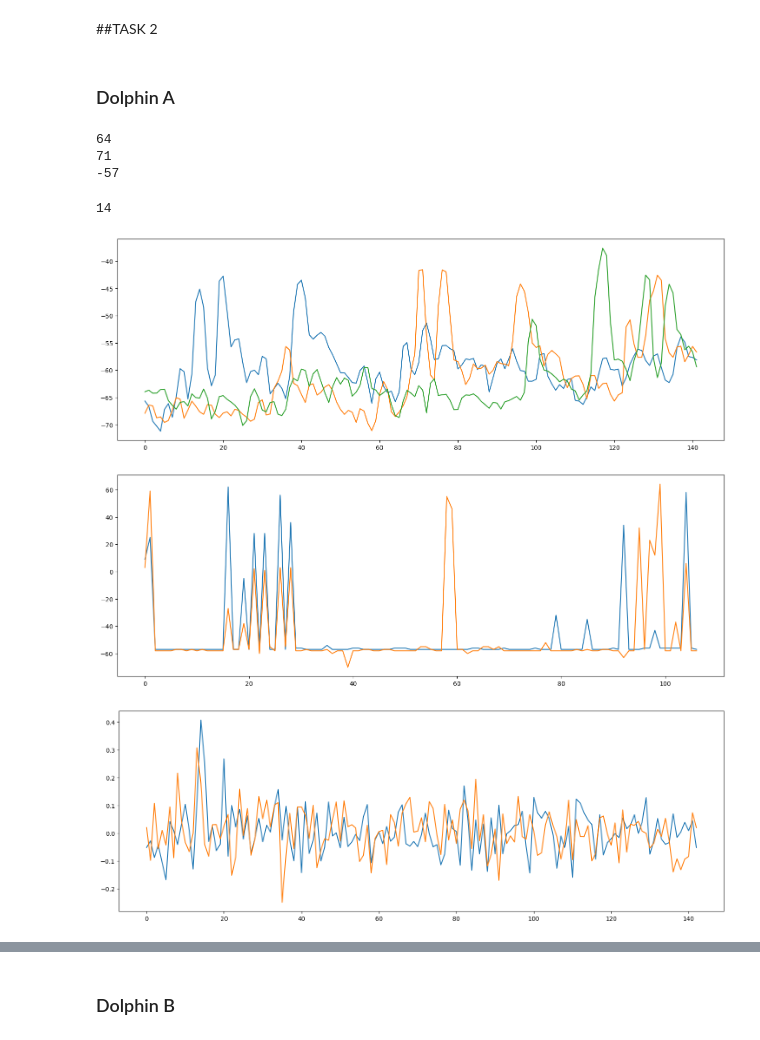
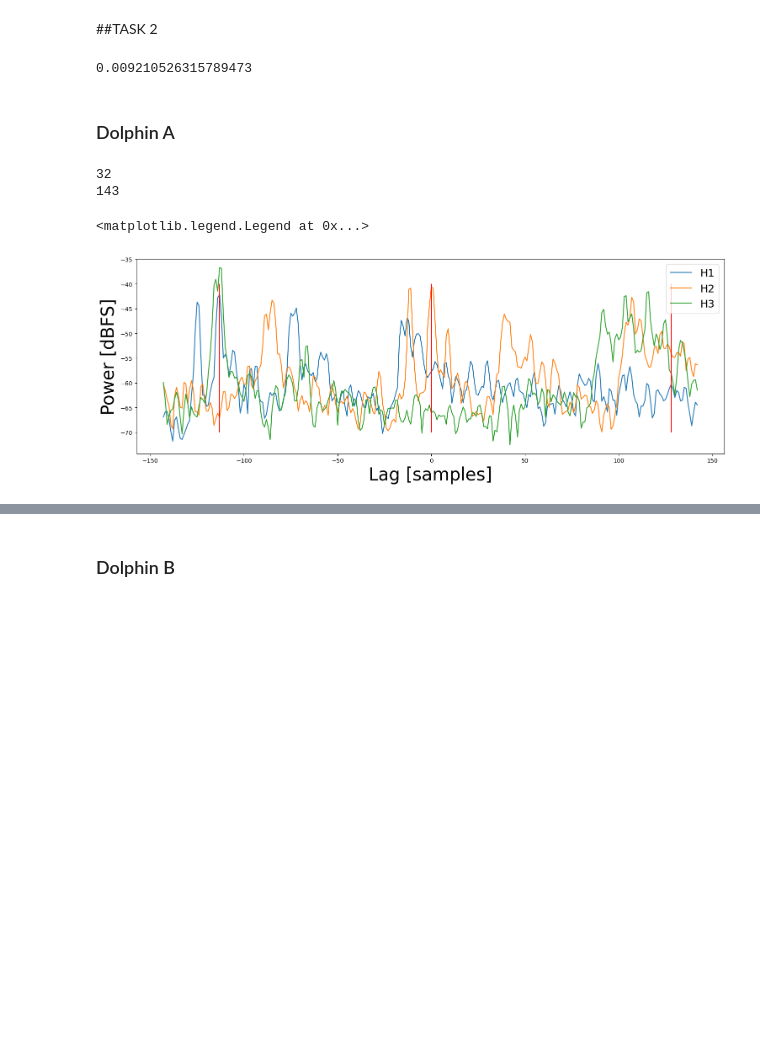
Before and after one commit to bpmasters/asa-challenge-24, a Jupyter notebook: asa-challenge-24.ipynb, the cells around one changed output, grey strips where cells are left out. Cells and saved outputs as stored; diff of their text form; code cells hidden in the pictures; blank space fills up the shorter version.

```diff
--- a/asa-challenge-24.ipynb
+++ b/asa-challenge-24.ipynb
@@ -85,7 +103,7 @@ plt.legend(fontsize=18)
 [figure]
 # %%
 # Analysis Parameters for Simple Click Detection
-win_size = 64
+win_size = 32
 noverlap = int(win_size*.5) #np.int(np.ceil(win_size/10)) Use no overlap here for minimal uncertainty
 pk_distance = .007 * fs/(win_size-noverlap)  # Distance between peaks, frames based on 7 ms expected ICI
 print(pk_distance)
@@ -100,8 +118,8 @@ h2_buff = buffer(h2b, win_size, noverlap)
 h2_buff_pow = 20*np.log10(np.sqrt(np.mean(h2_buff**2,axis=1)))
 
 # Specify parameters for click detection
-dB_peak_thresh_a = 25  # Dolphin A threshold
-dB_peak_thresh_b = 20  # Dolphin B threshold
+dB_peak_thresh_a = 28  # Dolphin A threshold
+dB_peak_thresh_b = 23  # Dolphin B threshold
 
 
 # Run prominence based peak detector to find envelope (clicks)
@@ -142,8 +160,8 @@ h1_buff = buffer(h1b, win_size, noverlap)
 h1_buff_pow = 20*np.log10(np.sqrt(np.mean(h1_buff**2,axis=1)))
 
 # Specify parameters for click detection
-dB_peak_thresh_a = 15  # Dolphin A threshold
-dB_peak_thresh_b = 15  # Dolphin B threshold
+dB_peak_thresh_a = 28  # Dolphin A threshold
+dB_peak_thresh_b = 23  # Dolphin B threshold
 
 # Run prominence based peak detector to find envelope (clicks)
 h1_peaks_a, _ = scipy.signal.find_peaks(h1_buff_pow[ts_buff<click_cutoff_t], prominence=dB_peak_thresh_a, distance=pk_distance)
@@ -172,8 +190,8 @@ h3_buff = buffer(h3b, win_size, noverlap)
 h3_buff_pow = 20*np.log10(np.sqrt(np.mean(h3_buff**2,axis=1)))
 
 # Specify parameters for click detection
-dB_peak_thresh_a = 15  # Dolphin A threshold
-dB_peak_thresh_b = 15  # Dolphin B threshold
+dB_peak_thresh_a = 28  # Dolphin A threshold
+dB_peak_thresh_b = 23  # Dolphin B threshold
 
 # Run prominence based peak detector to find envelope (clicks)
 h3_peaks_a, _ = scipy.signal.find_peaks(h3_buff_pow[ts_buff<click_cutoff_t], prominence=dB_peak_thresh_a, distance=pk_distance)
@@ -264,7 +282,11 @@ max_td = d/c
 # win_size = 4096
 # noverlap = int(np.ceil(win_size*.99))
 
-dB_peak_thresh_a = 18
-dB_peak_thresh_b = 15
+dB_peak_thresh_a = 25
+dB_peak_thresh_b = 20
 pk_distance = 5
 click_cutoff = int(click_cutoff_t * fs)
+
+print(max_td)
+# %% [output]
+0.009210526315789473
@@ -329,48 +309,51 @@ for i, peak in enumerate(h2_peaks_a):
 
 
     # if i < len(h2_peaks_a)-1:
     #   post_win = min(win_width, h2_peaks_a[i+1]-peak)
     # else:
     post_win = win_width
     # if i > 0:
     #   pre_win = min(win_width, peak-h2_peaks_a[i-1])
     # else:
     pre_win = win_width
 
     h1_sig = h1_buff_pow[non_win_loc-pre_win:non_win_loc+post_win]
     h2_sig = h2_buff_pow[non_win_loc-pre_win:non_win_loc+post_win]
     h3_sig = h3_buff_pow[non_win_loc-pre_win:non_win_loc+post_win]
 
     # h1_sig = h1b[non_win_loc-pre_win:non_win_loc+post_win]
     # h2_sig = h2b[non_win_loc-pre_win:non_win_loc+post_win]
     # h3_sig = h3b[non_win_loc-pre_win:non_win_loc+post_win]
 
     lag_12, cc_12 = gccphat(h1_sig, h2_sig, max_td, fs)
     lag_23, cc_23 = gccphat(h2_sig, h3_sig, max_td, fs)
 
     lags_12.append(lag_12)
     lags_23.append(lag_23)
 
 plt.figure()
-plt.plot(h1_sig)
-plt.plot(h2_sig)
-plt.plot(h3_sig)
+plt.plot(-len(h1_sig)/2+np.arange(0,len(h1_sig)), h1_sig, label='H1')
+plt.plot(-len(h2_sig)/2+np.arange(0,len(h2_sig)), h2_sig, label='H2')
+plt.plot(-len(h3_sig)/2+np.arange(0,len(h3_sig)), h3_sig, label='H3')
+plt.vlines(0, -70, -40, 'r')
+plt.vlines(lag_12, -70, -40, 'r')
+plt.vlines(abs(lag_23), -70, -40, 'r')
+plt.xlabel('Lag [samples]', fontsize = 30)
+plt.ylabel('Power [dBFS]', fontsize = 30)
+plt.legend(fontsize=18)
 
-plt.figure()
-plt.plot(lags_12)
-plt.plot(lags_23)
+# plt.figure()
+# plt.plot(lags_12)
+# plt.plot(lags_23)
 
-print(lag_12)
+# print(lag_12)
 
-plt.figure()
-plt.plot(cc_12)
-plt.plot(cc_23)
-np.argmax(np.abs(cc_12))
+# plt.figure()
+# plt.plot(cc_12)
+# plt.plot(cc_23)
+# np.argmax(np.abs(cc_12))
 # %% [output]
-64
-71
--57
+32
+143
-14
+<matplotlib.legend.Legend at 0x...>
-[figure, old version]
+[figure, new version]
-[figure, removed]
-[figure, removed]
```
Also changed, not shown: parts of 14 cells of this notebook.
